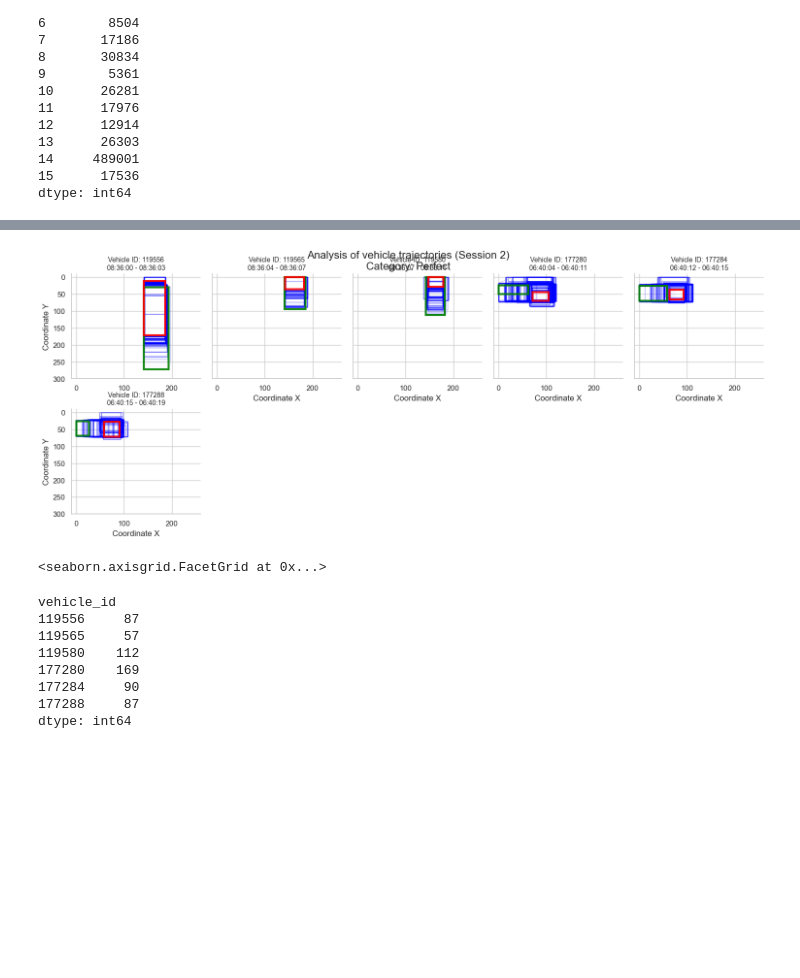
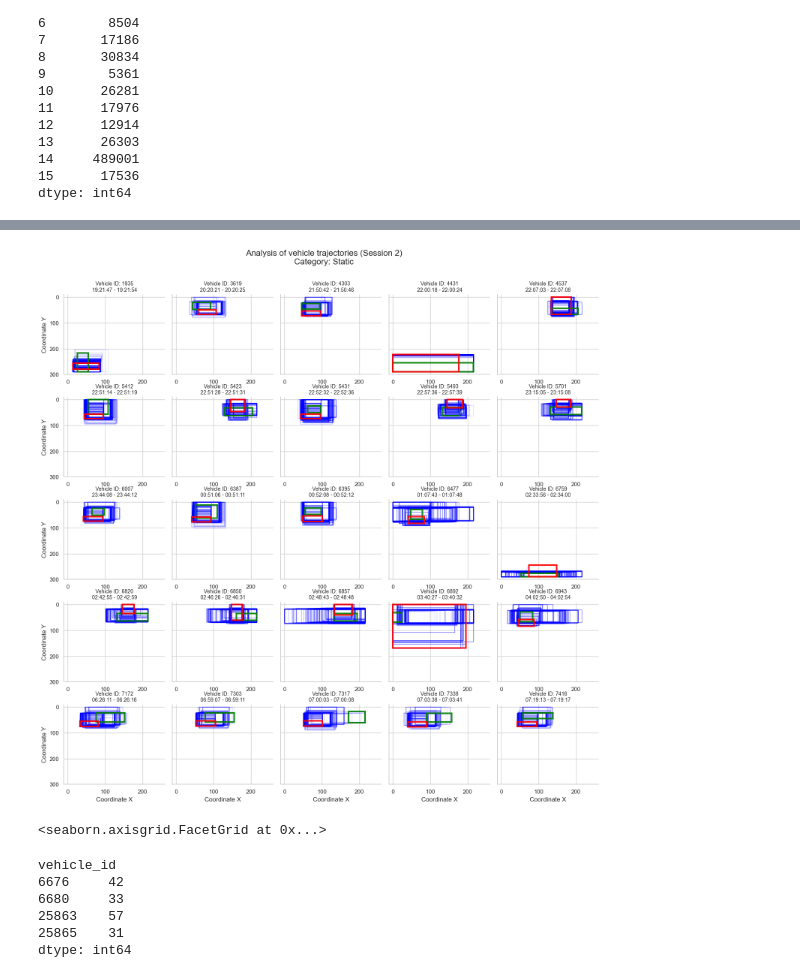
Before and after one commit to mikeandrusyak/Traffic-monitoring-Challenge, a Jupyter notebook: load_data_from_database.ipynb, the cells around one changed output, grey strips where cells are left out. Cells and saved outputs as stored; diff of their text form; code cells hidden in the pictures; blank space fills up the shorter version.

```diff
--- a/load_data_from_database.ipynb
+++ b/load_data_from_database.ipynb
@@ -52,9 +68,9 @@ session_id_to_analyze = 2
 session_df = df[df['session_id'] == session_id_to_analyze].sort_values(['vehicle_id', 'date_time'])
 
 # Filter vehicle_id with less than 40 records
-vehicle_counts = session_df['vehicle_id'].value_counts()
-valid_vehicles = vehicle_counts[vehicle_counts >= 30].index
-session_df = session_df[session_df['vehicle_id'].isin(valid_vehicles)]
+# vehicle_counts = session_df['vehicle_id'].value_counts()
+# valid_vehicles = vehicle_counts[vehicle_counts >= 30].index
+# session_df = session_df[session_df['vehicle_id'].isin(valid_vehicles)]
 # %%
 final_summary = categorize_ids(session_df)
 final_summary.groupby('category').agg('size')
@@ -70,7 +103,7 @@ dtype: int64
 fig = plot_interactive_matrix(final_summary, max_points_per_category=500)
 fig.show()
 # %%
-filter_category = 'Perfect'
+filter_category = 'Static'
 filtered_final_summary = final_summary[(final_summary['category'] == filter_category)]
 filtered_final_summary
 # %% [output]
@@ -90,21 +123,18 @@ filtered_final_summary
 # %%
 ids_to_plot = filtered_final_summary['vehicle_id']
-ids_to_plot = [177280, 177284, 177288, 119556, 119565, 119580]
 plot_data = session_df[session_df['vehicle_id'].isin(ids_to_plot)]
 visualize_vehicle_trajectories(plot_data, session_id=session_id_to_analyze, max_vehicles=25, min_records=20, category=filter_category)
 # %% [output]
-[figure, old version]
+[figure, new version]
 <seaborn.axisgrid.FacetGrid at 0x...>
 # %%
 plot_data.groupby('vehicle_id').agg('size')
 # %% [output]
 vehicle_id
-119556     87
-119565     57
-119580    112
-177280    169
-177284     90
-177288     87
+6676     42
+6680     33
+25863    57
+25865    31
 dtype: int64
 # %%
 
```
Also changed, not shown: parts of 9 cells of this notebook, 1 other file.
